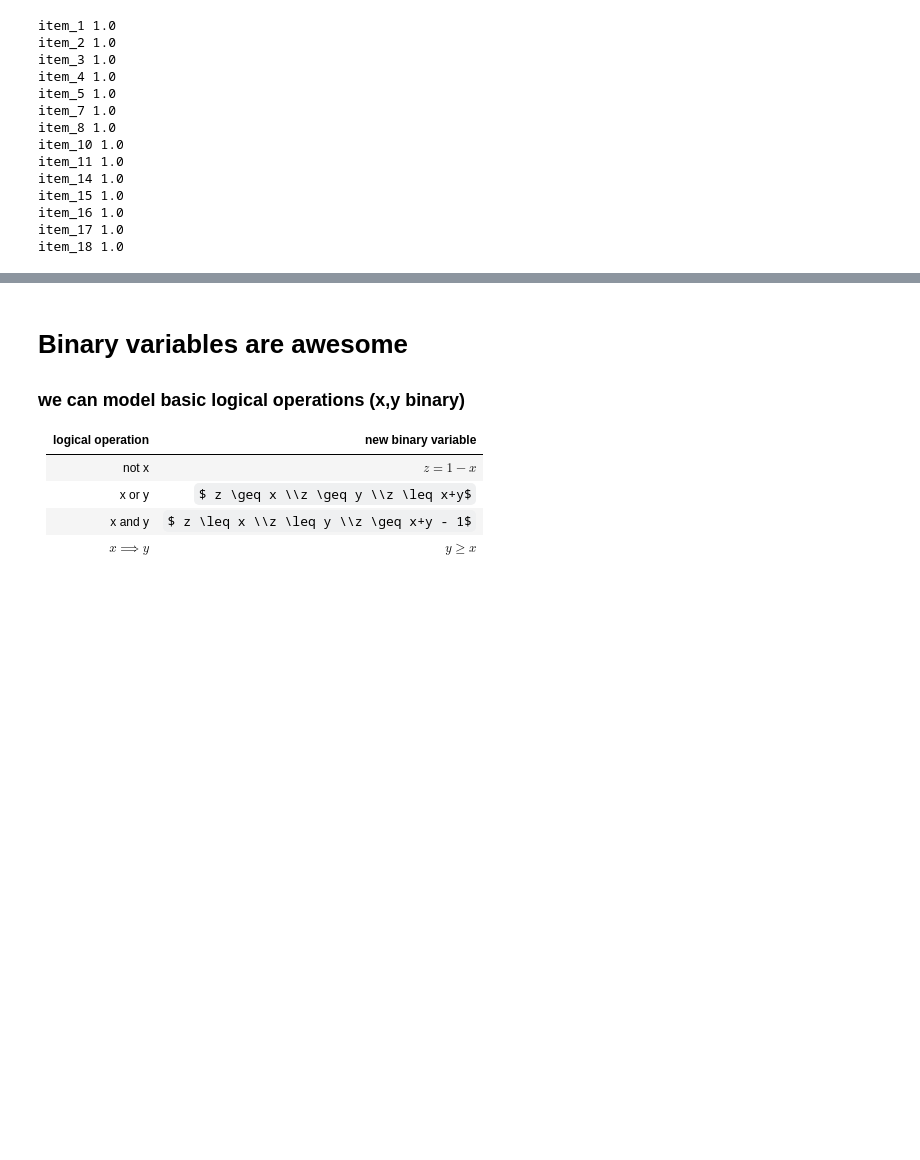
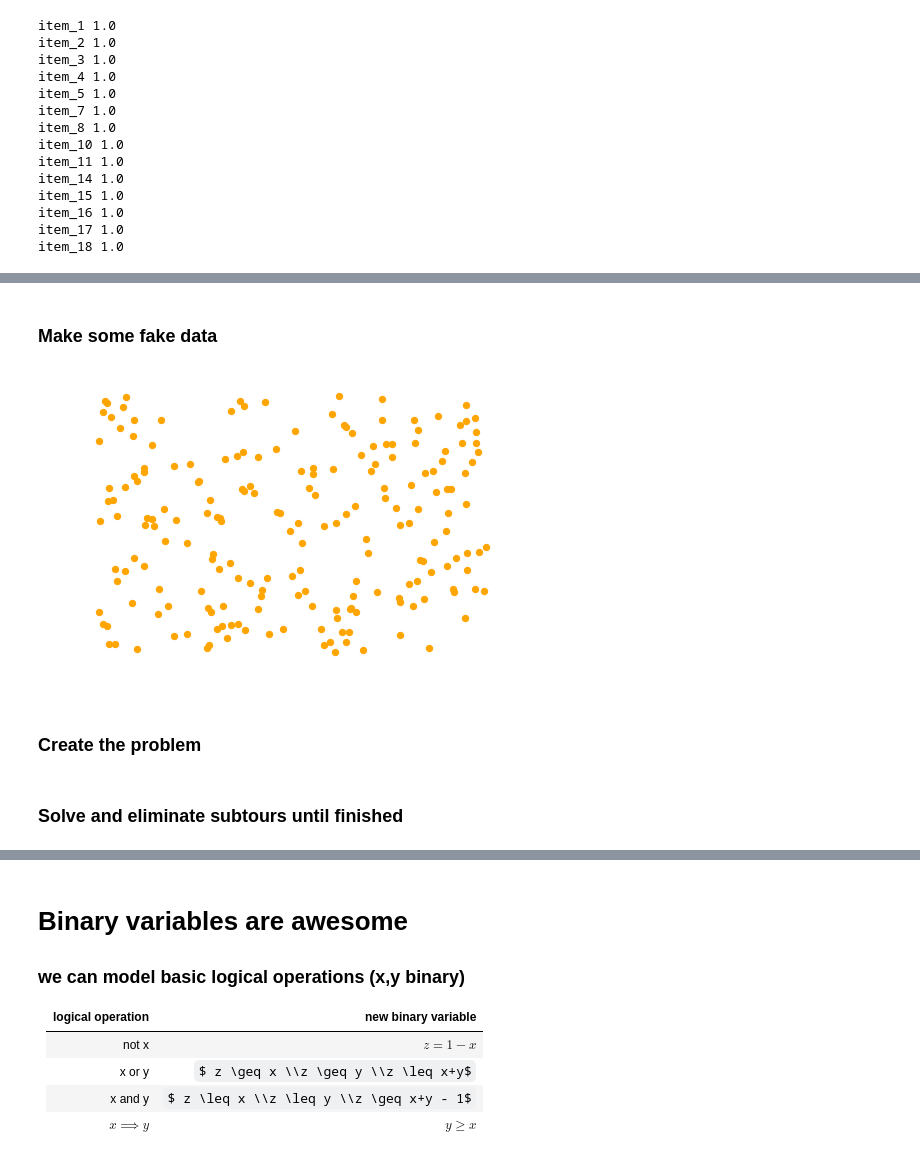
Before and after one commit to cochoa0x1/pycon2017, a Jupyter notebook: slides-dev.ipynb, the cells around one changed output, grey strips where cells are left out. Cells and saved outputs as stored; diff of their text form; code cells hidden in the pictures; some formulas as TeX source; blank space fills up the shorter version.

```diff
--- a/slides-dev.ipynb
+++ b/slides-dev.ipynb
@@ -241,0 +288,36 @@ item_18 1.0
+# %%
+#note this code is hidden in the slides because it is not very interesting
+import matplotlib.pyplot as plt
+%matplotlib inline
+import seaborn as sn
+import networkx as nx
+
+import warnings; warnings.simplefilter('ignore')
+
+def draw_data(sites,positions):
+    G = nx.Graph()
+    G.add_nodes_from(sites)
+    nx.draw(G, pos=positions, node_size=40, node_color='orange')
+# %% [markdown]
+### Make some fake data
+# %%
+np.random.seed(42)
+
+#make some sites
+NUM_SITES = 200
+sites = range(NUM_SITES)
+
+#make up some location for them
+positions = dict( ( a, (np.random.rand()-.5, np.random.rand()-.5)) for a in sites)
+
+#straight line distance for simplicity
+d = lambda p1,p2: np.sqrt( (p1[0]-p2[0])**2+ (p1[1]-p2[1])**2)
+
+#calculate all the distance pairs
+distances=dict( ((s1,s2), d(positions[s1],positions[s2])) for s1 in positions for s2 in positions if s1!=s2)
+
+draw_data(sites,positions)
+# %% [output]
+[figure, added]
+# %% [markdown]
+### Create the problem
@@ -241,0 +351,2 @@ item_18 1.0
+# %% [markdown]
+### Solve and eliminate subtours until finished
```
Also changed, not shown: parts of 16 cells of this notebook, 4 other files.
